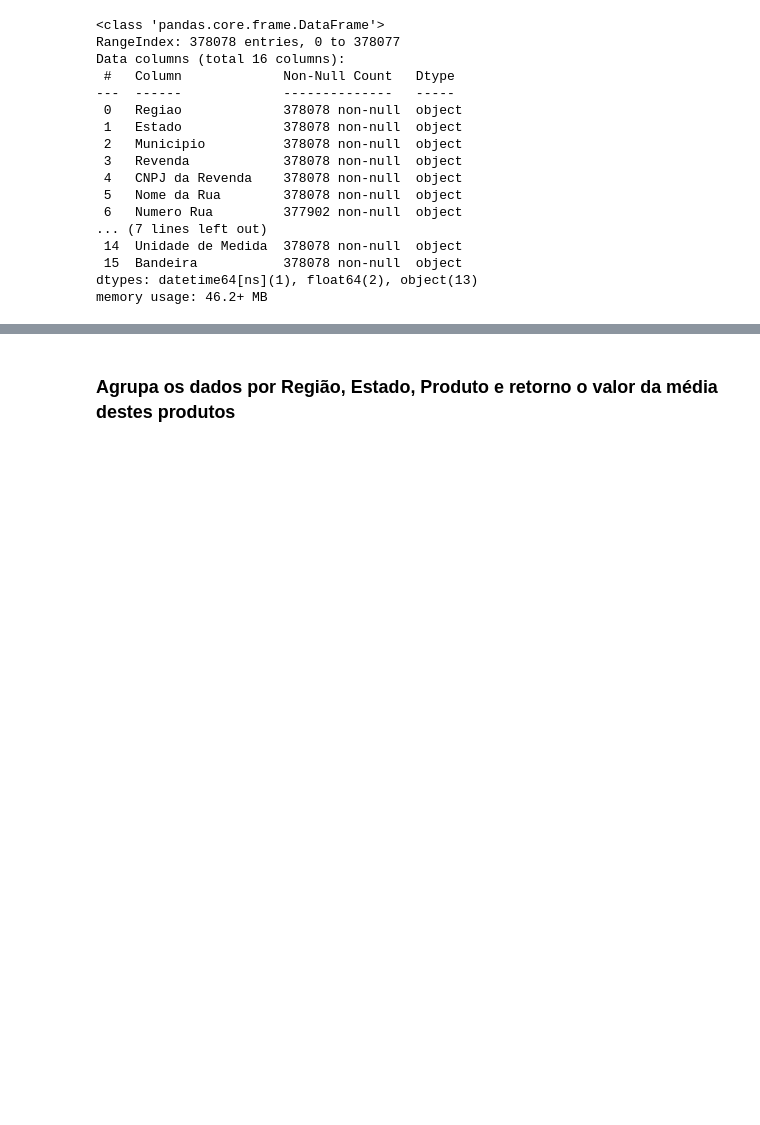
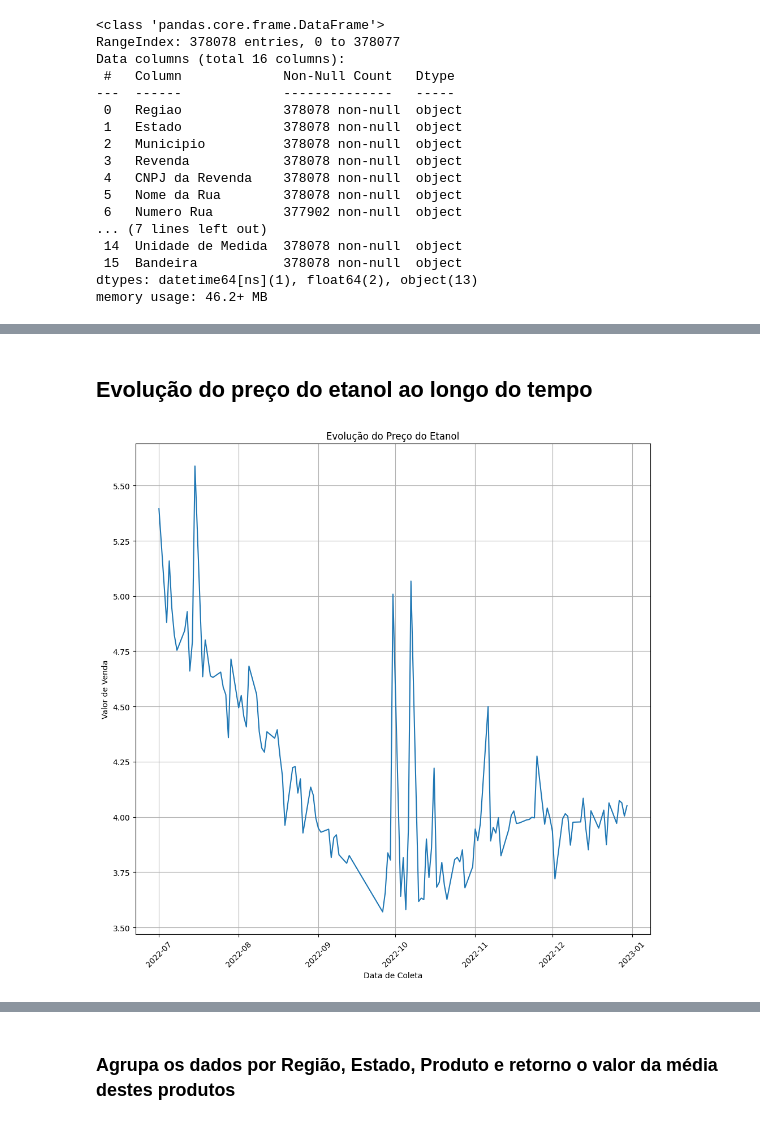
Before and after one commit to anazanetti/Analise_exploratoria, a Jupyter notebook: teste_rascunho.ipynb, the cells around one changed output, grey strips where cells are left out. Saved outputs shown, nothing was run; the diff lists cells and outputs as text; code cells hidden in the pictures; blank space fills up the shorter version.

```diff
--- a/teste_rascunho.ipynb
+++ b/teste_rascunho.ipynb
@@ -43,0 +148,19 @@ memory usage: 46.2+ MB
+# %% [markdown]
+## Evolução do preço do etanol ao longo do tempo
+# %%
+etanol_df = df_anp[df_anp['Produto'] == 'ETANOL']
+etanol_df_agrupada = etanol_df.groupby('Data da Coleta')['Valor de Venda'].mean().reset_index()
+
+# Plotar o gráfico de evolução do preço da gasolina
+plt.figure(figsize=(10, 10))
+plt.plot(etanol_df_agrupada['Data da Coleta'], etanol_df_agrupada['Valor de Venda'])
+plt.title('Evolução do Preço do Etanol')
+plt.xlabel('Data de Coleta')
+plt.ylabel('Valor de Venda')
+plt.grid(True)
+plt.xticks(rotation=45)
+plt.tight_layout()
+
+plt.show()
+# %% [output]
+[figure, added]
```
Also changed, not shown: parts of 20 cells of this notebook.
